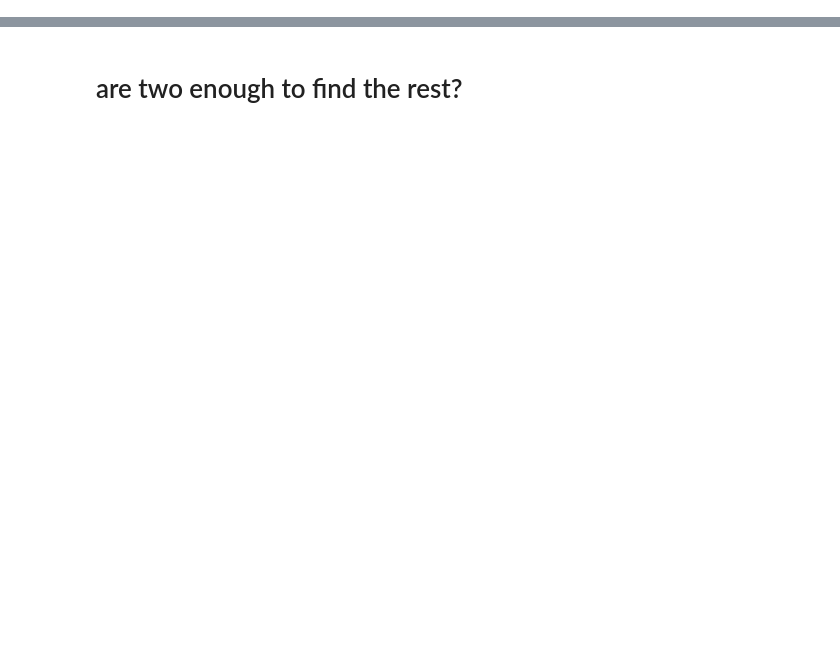
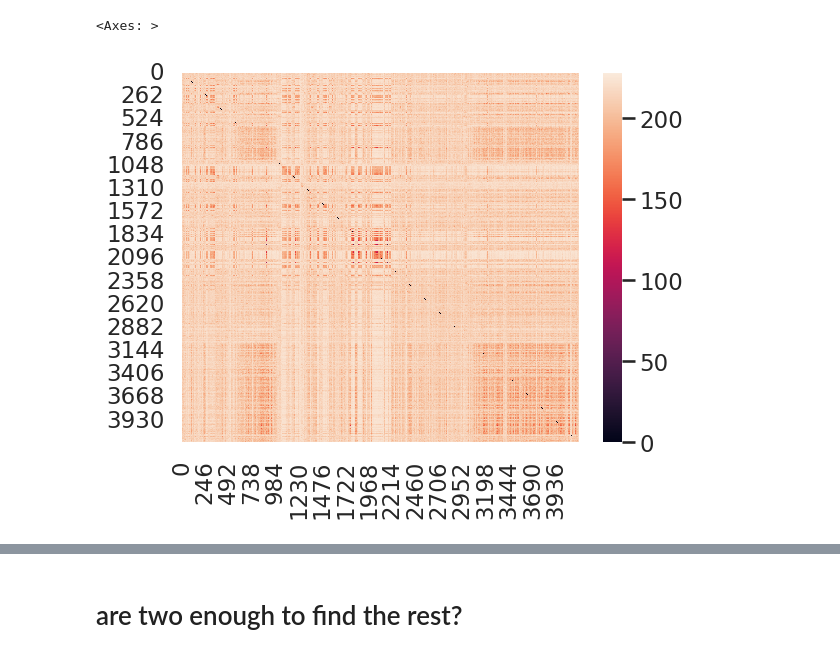
Before and after one commit to smautner/pig, a Jupyter notebook: yoda/scripts/eval_4k.ipynb, the cells around one changed output, grey strips where cells are left out. Cells and saved outputs as stored; diff of their text form; code cells hidden in the pictures; blank space fills up the shorter version.

```diff
--- a/yoda/scripts/eval_4k.ipynb
+++ b/yoda/scripts/eval_4k.ipynb
@@ -40,3 +51,5 @@ a2,l2 = load_rfam(full= True, add_cov= False)
 mat = ygraphs.vectorize_alignments(a)
 # %%
 # sml.average_precision(matrix,l)
+import cmcomp
+ccmatrix = cmcomp.load_latest_cmcompare(l)
@@ -43,2 +79,8 @@ mat = ygraphs.vectorize_alignments(a)
+# %%
+import seaborn as sns
+sns.heatmap(ccmatrix)
+# %% [output]
+<Axes: >
+[figure, added]
 # %%
 # PLOT importance weighted vectorization  vs normal vectorization , do we have at least 1 NN in the closest X instances?
```
Also changed, not shown: parts of 13 cells of this notebook, 4 other files.
